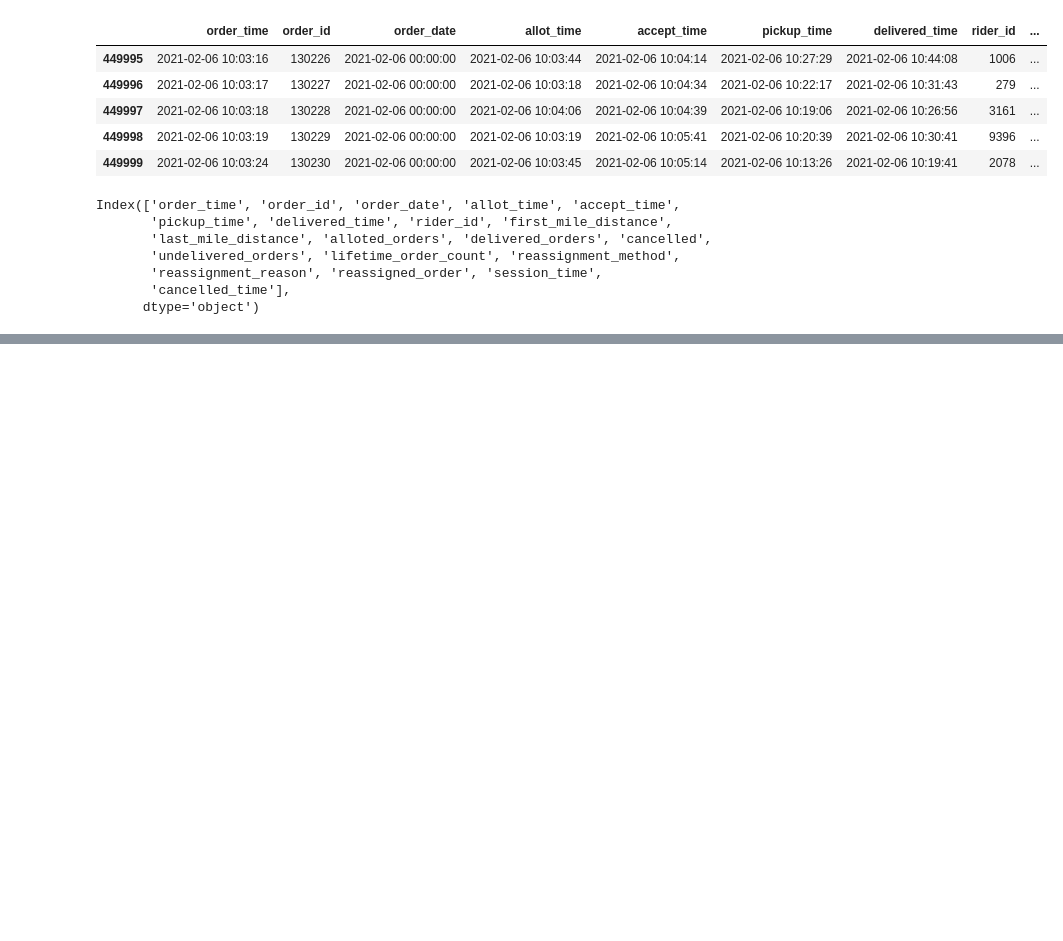
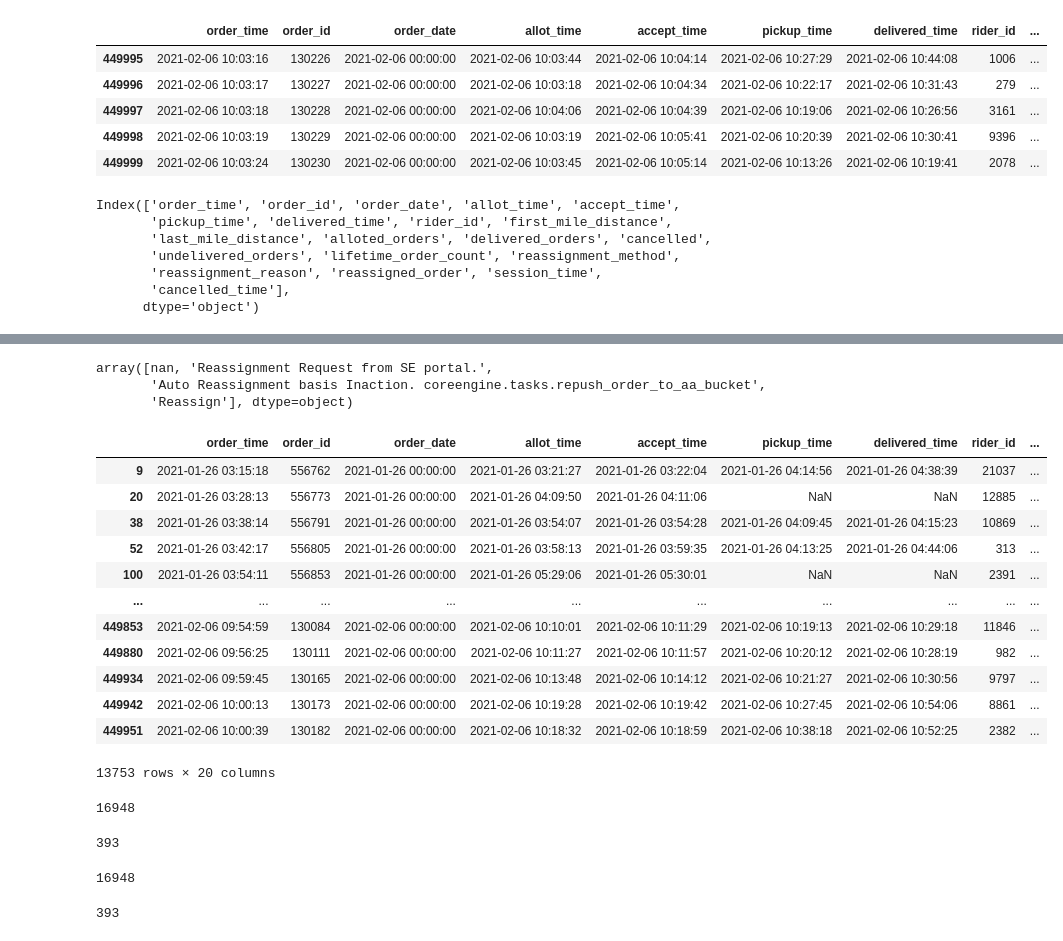
Before and after one commit to Ankush-r7/food_delivery_analytics, a Jupyter notebook: notebooks/data_understanding.ipynb, the cells around one changed output, grey strips where cells are left out. Cells and saved outputs as stored; diff of their text form; code cells hidden in the pictures; blank space fills up the shorter version.

```diff
--- a/notebooks/data_understanding.ipynb
+++ b/notebooks/data_understanding.ipynb
@@ -38,0 +194,38 @@ Index(['order_time', 'order_id', 'order_date', 'allot_time', 'accept_time',
+# %%
+df['reassignment_reason'].unique()
+# %% [output]
+array([nan, 'Reassignment Request from SE portal.',
+       'Auto Reassignment basis Inaction. coreengine.tasks.repush_order_to_aa_bucket',
+       'Reassign'], dtype=object)
+# %%
+df[df['reassignment_reason'].notna()]
+# %% [output]
+|  | order_time | order_id | order_date | allot_time | accept_time | pickup_time | delivered_time | rider_id | ... |
+| 9 | 2021-01-26 03:15:18 | 556762 | 2021-01-26 00:00:00 | 2021-01-26 03:21:27 | 2021-01-26 03:22:04 | 2021-01-26 04:14:56 | 2021-01-26 04:38:39 | 21037 | ... |
+| 20 | 2021-01-26 03:28:13 | 556773 | 2021-01-26 00:00:00 | 2021-01-26 04:09:50 | 2021-01-26 04:11:06 | NaN | NaN | 12885 | ... |
+| 38 | 2021-01-26 03:38:14 | 556791 | 2021-01-26 00:00:00 | 2021-01-26 03:54:07 | 2021-01-26 03:54:28 | 2021-01-26 04:09:45 | 2021-01-26 04:15:23 | 10869 | ... |
+| 52 | 2021-01-26 03:42:17 | 556805 | 2021-01-26 00:00:00 | 2021-01-26 03:58:13 | 2021-01-26 03:59:35 | 2021-01-26 04:13:25 | 2021-01-26 04:44:06 | 313 | ... |
+| 100 | 2021-01-26 03:54:11 | 556853 | 2021-01-26 00:00:00 | 2021-01-26 05:29:06 | 2021-01-26 05:30:01 | NaN | NaN | 2391 | ... |
+| ... | ... | ... | ... | ... | ... | ... | ... | ... | ... |
+| 449853 | 2021-02-06 09:54:59 | 130084 | 2021-02-06 00:00:00 | 2021-02-06 10:10:01 | 2021-02-06 10:11:29 | 2021-02-06 10:19:13 | 2021-02-06 10:29:18 | 11846 | ... |
+| 449880 | 2021-02-06 09:56:25 | 130111 | 2021-02-06 00:00:00 | 2021-02-06 10:11:27 | 2021-02-06 10:11:57 | 2021-02-06 10:20:12 | 2021-02-06 10:28:19 | 982 | ... |
+| 449934 | 2021-02-06 09:59:45 | 130165 | 2021-02-06 00:00:00 | 2021-02-06 10:13:48 | 2021-02-06 10:14:12 | 2021-02-06 10:21:27 | 2021-02-06 10:30:56 | 9797 | ... |
+| 449942 | 2021-02-06 10:00:13 | 130173 | 2021-02-06 00:00:00 | 2021-02-06 10:19:28 | 2021-02-06 10:19:42 | 2021-02-06 10:27:45 | 2021-02-06 10:54:06 | 8861 | ... |
+| 449951 | 2021-02-06 10:00:39 | 130182 | 2021-02-06 00:00:00 | 2021-02-06 10:18:32 | 2021-02-06 10:18:59 | 2021-02-06 10:38:18 | 2021-02-06 10:52:25 | 2382 | ... |
+13753 rows × 20 columns
+# %%
+df[(df['alloted_orders'].isna()) & (df['delivered_orders'].isna())].shape[0]
+# %% [output]
+16948
+# %%
+df[df['delivered_orders'].isna()].shape[0] - df[(df['alloted_orders'].isna()) & (df['delivered_orders'].isna())].shape[0]
+# %% [output]
+393
+# %%
+df[(df['alloted_orders'].isna()) & (df['undelivered_orders'].isna())].shape[0]
+# %% [output]
+16948
+# %%
+df[(df['alloted_orders'].notna()) & (df['delivered_orders'].isna())].shape[0]
+# %% [output]
+393
```
Also changed, not shown: parts of 21 cells of this notebook, 1 other file.
